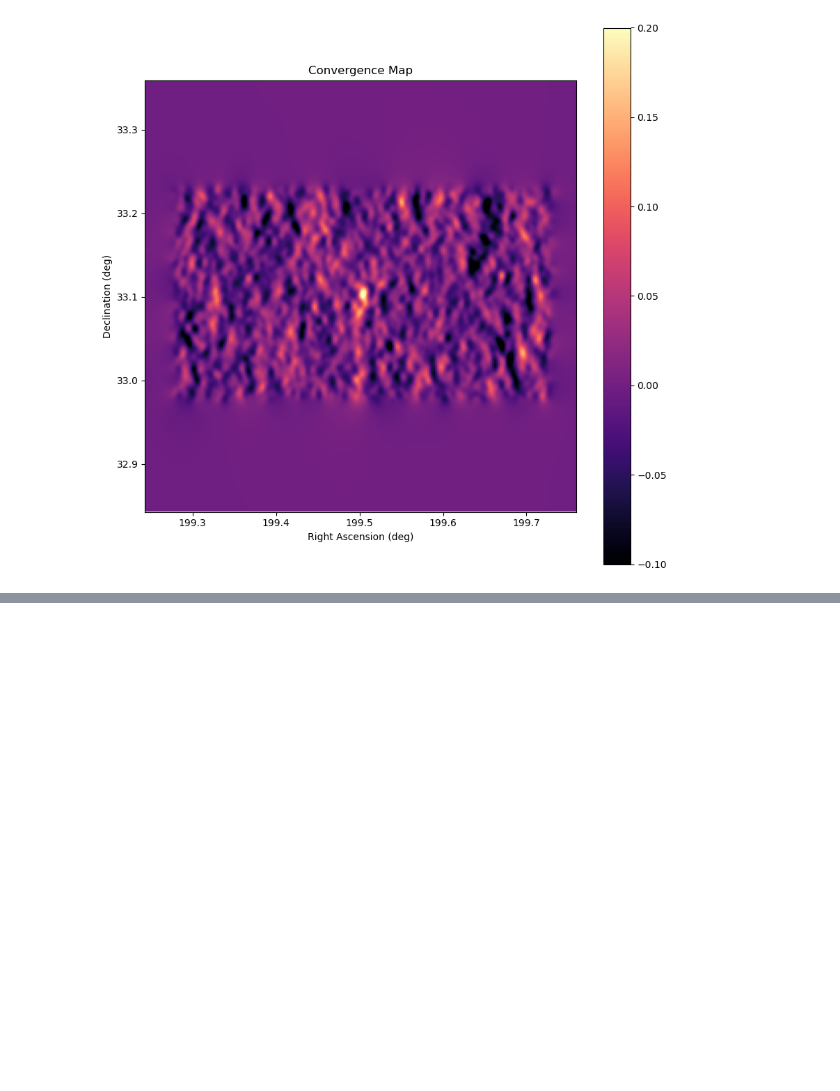
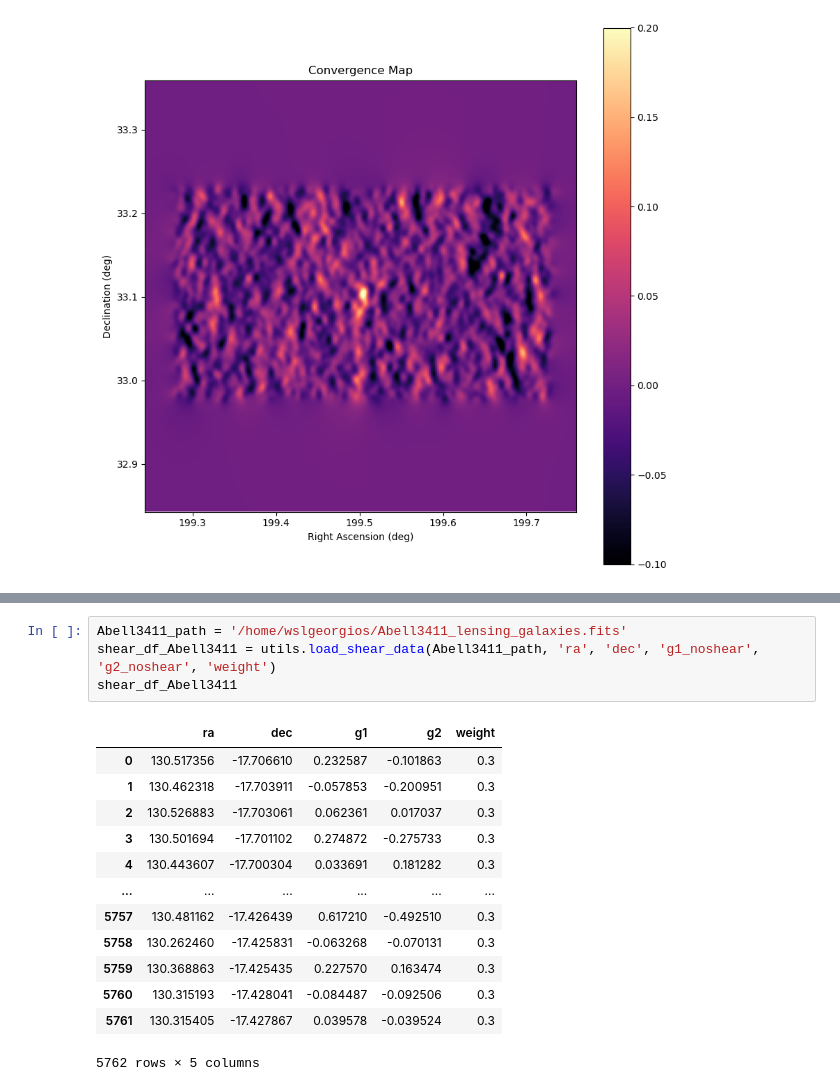
Before and after one commit to GeorgeVassilakis/SMPy, a Jupyter notebook: notebooks/testing.ipynb, the cells around one changed output, grey strips where cells are left out. Saved outputs shown, nothing was run; the diff lists cells and outputs as text; blank space fills up the shorter version.

```diff
--- a/notebooks/testing.ipynb
+++ b/notebooks/testing.ipynb
@@ -81,0 +111,18 @@ plt.savefig('/home/wslgeorgios/mykmap.png')
+# %%
+Abell3411_path = '/home/wslgeorgios/Abell3411_lensing_galaxies.fits'
+shear_df_Abell3411 = utils.load_shear_data(Abell3411_path, 'ra', 'dec', 'g1_noshear', 'g2_noshear', 'weight')
+shear_df_Abell3411
+# %% [output]
+|  | ra | dec | g1 | g2 | weight |
+| 0 | 130.517356 | -17.706610 | 0.232587 | -0.101863 | 0.3 |
+| 1 | 130.462318 | -17.703911 | -0.057853 | -0.200951 | 0.3 |
+| 2 | 130.526883 | -17.703061 | 0.062361 | 0.017037 | 0.3 |
+| 3 | 130.501694 | -17.701102 | 0.274872 | -0.275733 | 0.3 |
+| 4 | 130.443607 | -17.700304 | 0.033691 | 0.181282 | 0.3 |
+| ... | ... | ... | ... | ... | ... |
+| 5757 | 130.481162 | -17.426439 | 0.617210 | -0.492510 | 0.3 |
+| 5758 | 130.262460 | -17.425831 | -0.063268 | -0.070131 | 0.3 |
+| 5759 | 130.368863 | -17.425435 | 0.227570 | 0.163474 | 0.3 |
+| 5760 | 130.315193 | -17.428041 | -0.084487 | -0.092506 | 0.3 |
+| 5761 | 130.315405 | -17.427867 | 0.039578 | -0.039524 | 0.3 |
+5762 rows × 5 columns
```
Also changed, not shown: parts of 3 cells of this notebook, 6 other files.
